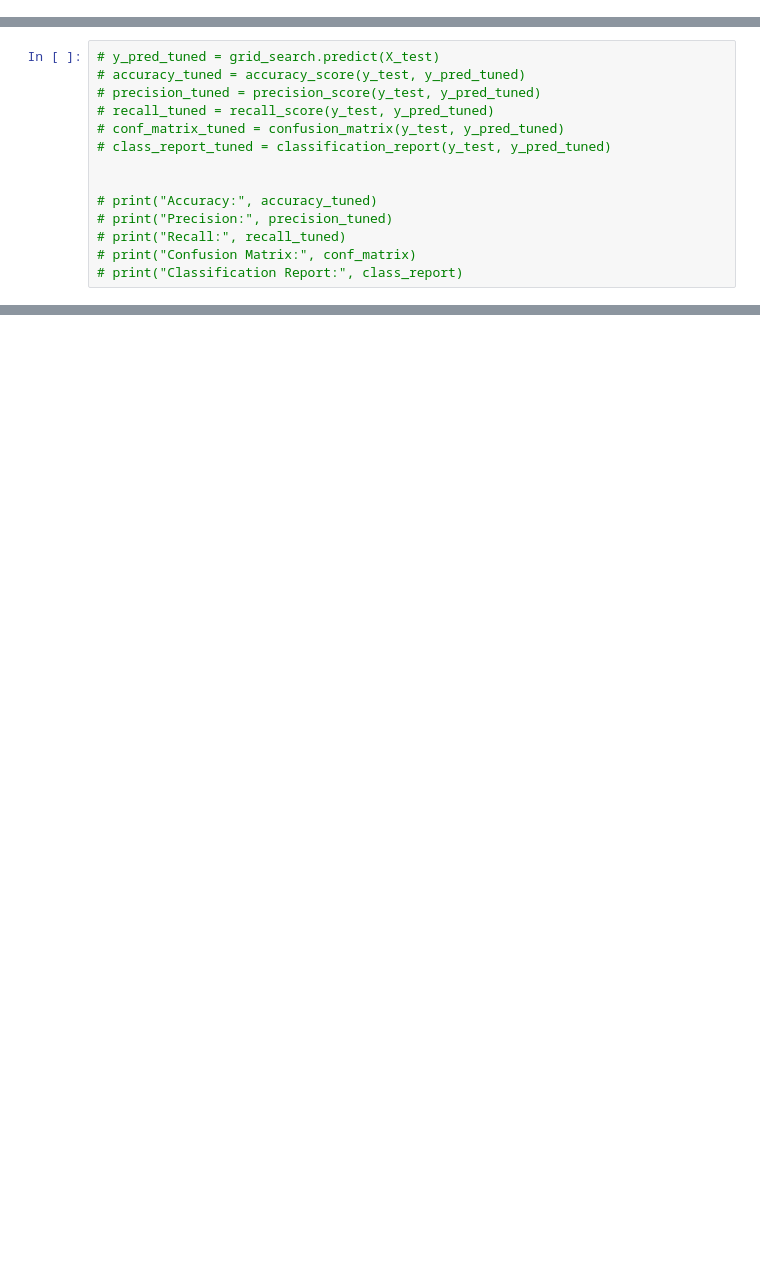
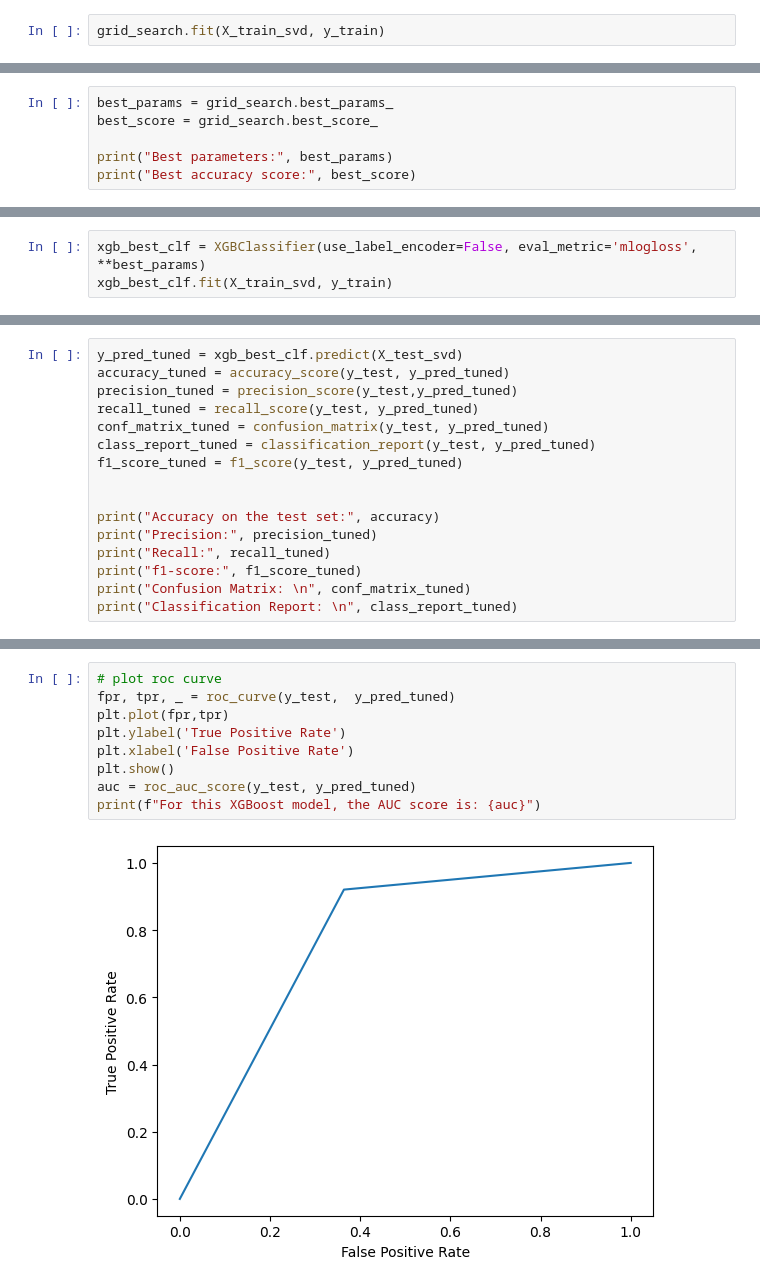
Before and after one commit to usmansiddiqui98/data-dialogue, a Jupyter notebook: notebooks/sentiment/XGboost_2.ipynb, the cells around one changed output, grey strips where cells are left out. Saved outputs shown, nothing was run; the diff lists cells and outputs as text; blank space fills up the shorter version.

```diff
--- a/notebooks/sentiment/XGboost_2.ipynb
+++ b/notebooks/sentiment/XGboost_2.ipynb
@@ -267,0 +152,2 @@ plt.show()
+# %%
+grid_search.fit(X_train_svd, y_train)
@@ -267,0 +172,6 @@ plt.show()
+# %%
+best_params = grid_search.best_params_
+best_score = grid_search.best_score_
+
+print("Best parameters:", best_params)
+print("Best accuracy score:", best_score)
@@ -267,0 +181,3 @@ plt.show()
+# %%
+xgb_best_clf = XGBClassifier(use_label_encoder=False, eval_metric='mlogloss', **best_params)
+xgb_best_clf.fit(X_train_svd, y_train)
@@ -268,14 +198,16 @@ plt.show()
 # %%
-# y_pred_tuned = grid_search.predict(X_test)
-# accuracy_tuned = accuracy_score(y_test, y_pred_tuned)
-# precision_tuned = precision_score(y_test, y_pred_tuned)
-# recall_tuned = recall_score(y_test, y_pred_tuned)
-# conf_matrix_tuned = confusion_matrix(y_test, y_pred_tuned)
-# class_report_tuned = classification_report(y_test, y_pred_tuned)
+y_pred_tuned = xgb_best_clf.predict(X_test_svd)
+accuracy_tuned = accuracy_score(y_test, y_pred_tuned)
+precision_tuned = precision_score(y_test,y_pred_tuned)
+recall_tuned = recall_score(y_test, y_pred_tuned)
+conf_matrix_tuned = confusion_matrix(y_test, y_pred_tuned)
+class_report_tuned = classification_report(y_test, y_pred_tuned)
+f1_score_tuned = f1_score(y_test, y_pred_tuned)
 
 
-# print("Accuracy:", accuracy_tuned)
-# print("Precision:", precision_tuned)
-# print("Recall:", recall_tuned)
-# print("Confusion Matrix:", conf_matrix)
-# print("Classification Report:", class_report)
+print("Accuracy on the test set:", accuracy)
+print("Precision:", precision_tuned)
+print("Recall:", recall_tuned)
+print("f1-score:", f1_score_tuned)
+print("Confusion Matrix: \n", conf_matrix_tuned)
+print("Classification Report: \n", class_report_tuned)
@@ -281,0 +231,11 @@ plt.show()
+# %%
+# plot roc curve
+fpr, tpr, _ = roc_curve(y_test,  y_pred_tuned)
+plt.plot(fpr,tpr)
+plt.ylabel('True Positive Rate')
+plt.xlabel('False Positive Rate')
+plt.show()
+auc = roc_auc_score(y_test, y_pred_tuned)
+print(f"For this XGBoost model, the AUC score is: {auc}")
+# %% [output]
+[figure, added]
```
Also changed, not shown: parts of 40 cells of this notebook.
